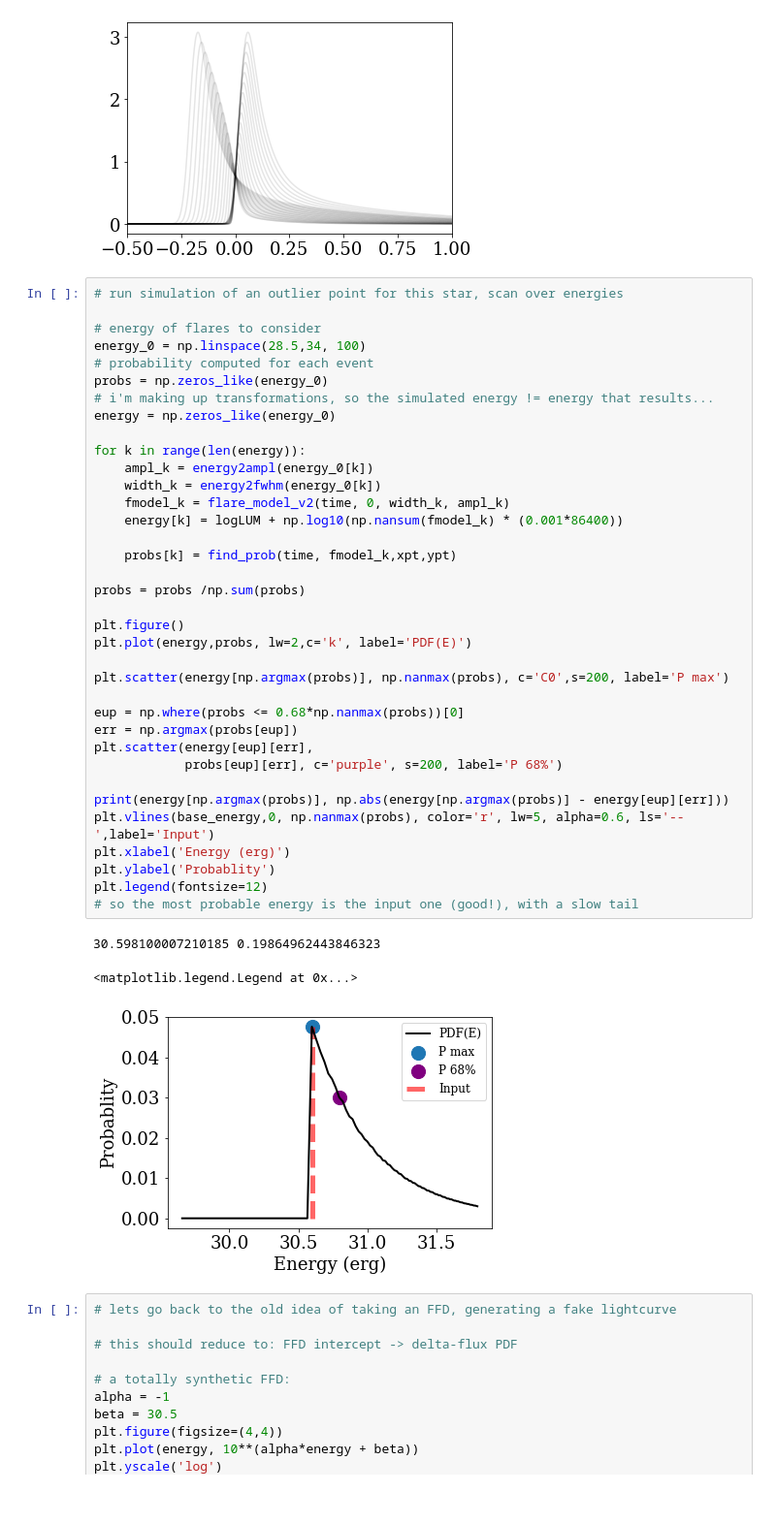
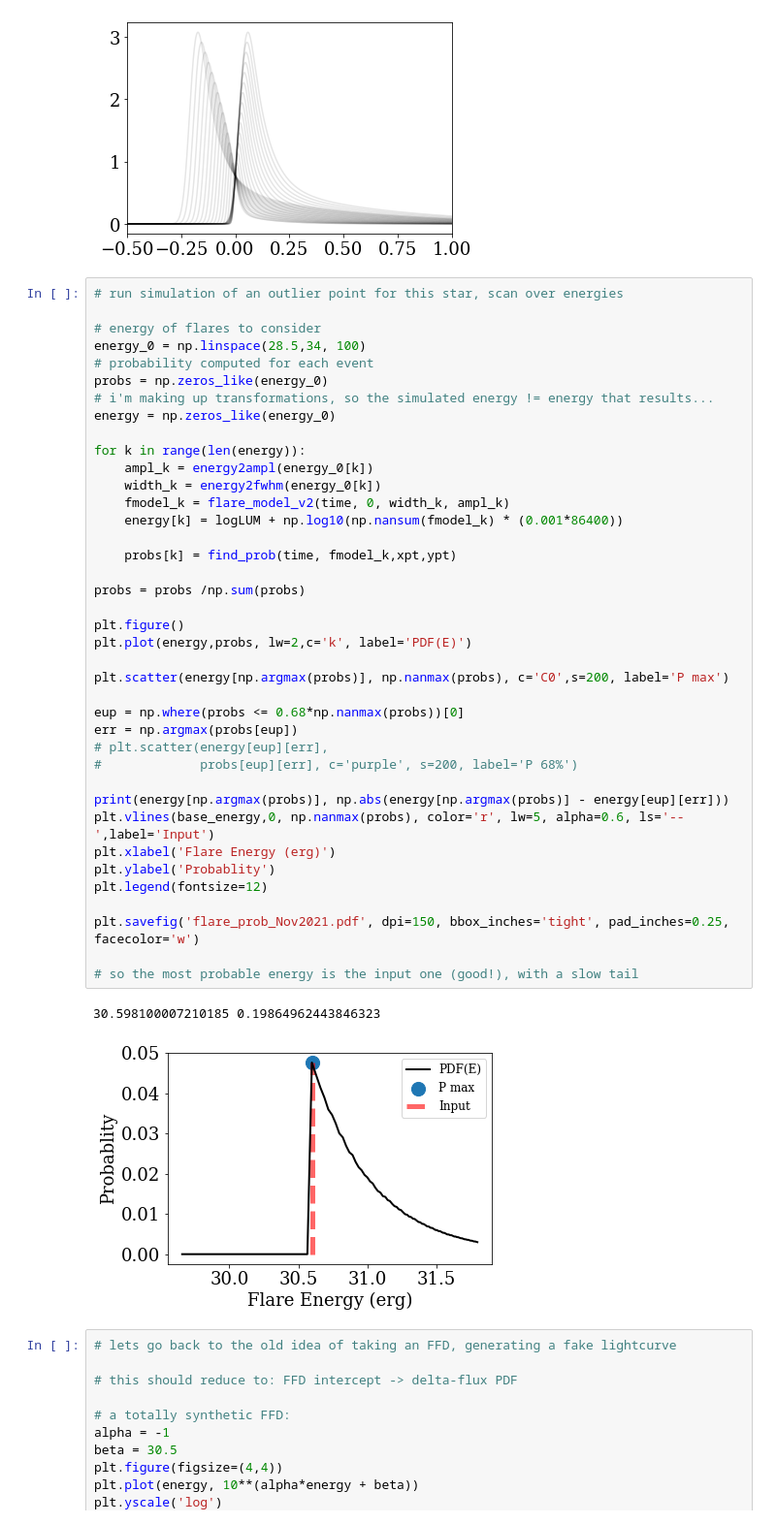
Before and after one commit to jradavenport/eralf, a Jupyter notebook: explore.ipynb, the cells around one changed output. Shown: that part at 97% size. Saved outputs shown, nothing was run; the diff lists cells and outputs as text; blank space fills up the shorter version.

```diff
--- a/explore.ipynb
+++ b/explore.ipynb
@@ -187,38 +189,40 @@ energy_0 = np.linspace(28.5,34, 100)
 # probability computed for each event
 probs = np.zeros_like(energy_0)
 # i'm making up transformations, so the simulated energy != energy that results...
 energy = np.zeros_like(energy_0)
 
 for k in range(len(energy)):
     ampl_k = energy2ampl(energy_0[k])
     width_k = energy2fwhm(energy_0[k])
     fmodel_k = flare_model_v2(time, 0, width_k, ampl_k)
     energy[k] = logLUM + np.log10(np.nansum(fmodel_k) * (0.001*86400))
 
     probs[k] = find_prob(time, fmodel_k,xpt,ypt)
 
 probs = probs /np.sum(probs)
 
 plt.figure()
 plt.plot(energy,probs, lw=2,c='k', label='PDF(E)')
 
 plt.scatter(energy[np.argmax(probs)], np.nanmax(probs), c='C0',s=200, label='P max')
 
 eup = np.where(probs <= 0.68*np.nanmax(probs))[0]
 err = np.argmax(probs[eup])
-plt.scatter(energy[eup][err],
-            probs[eup][err], c='purple', s=200, label='P 68%')
+# plt.scatter(energy[eup][err],
+#             probs[eup][err], c='purple', s=200, label='P 68%')
 
 print(energy[np.argmax(probs)], np.abs(energy[np.argmax(probs)] - energy[eup][err]))
 plt.vlines(base_energy,0, np.nanmax(probs), color='r', lw=5, alpha=0.6, ls='--',label='Input')
-plt.xlabel('Energy (erg)')
+plt.xlabel('Flare Energy (erg)')
 plt.ylabel('Probablity')
 plt.legend(fontsize=12)
+
+plt.savefig('flare_prob_Nov2021.pdf', dpi=150, bbox_inches='tight', pad_inches=0.25, facecolor='w')
+
 # so the most probable energy is the input one (good!), with a slow tail
 # %% [output]
 30.598100007210185 0.19864962443846323
-<matplotlib.legend.Legend at 0x...>
-[figure, old version]
+[figure, new version]
 # %%
 # lets go back to the old idea of taking an FFD, generating a fake lightcurve
 
```
Also changed, not shown: parts of 1 cell of this notebook, 1 other file.
